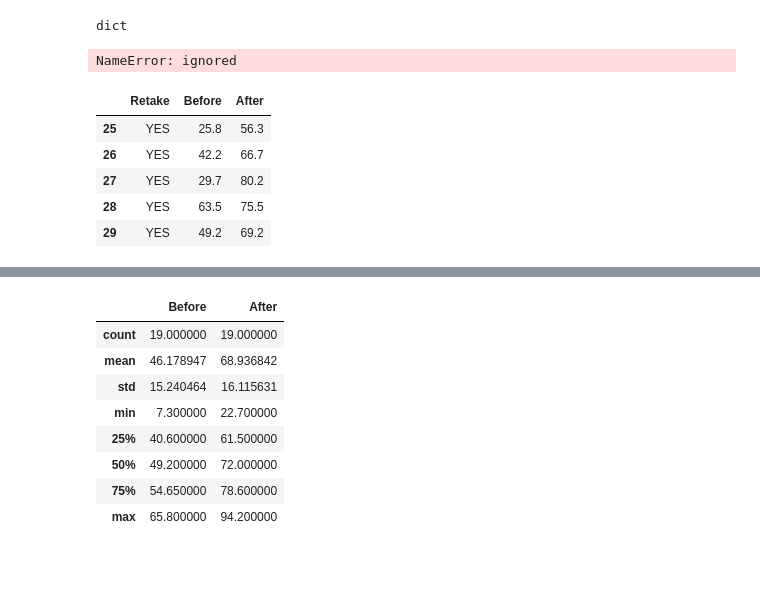
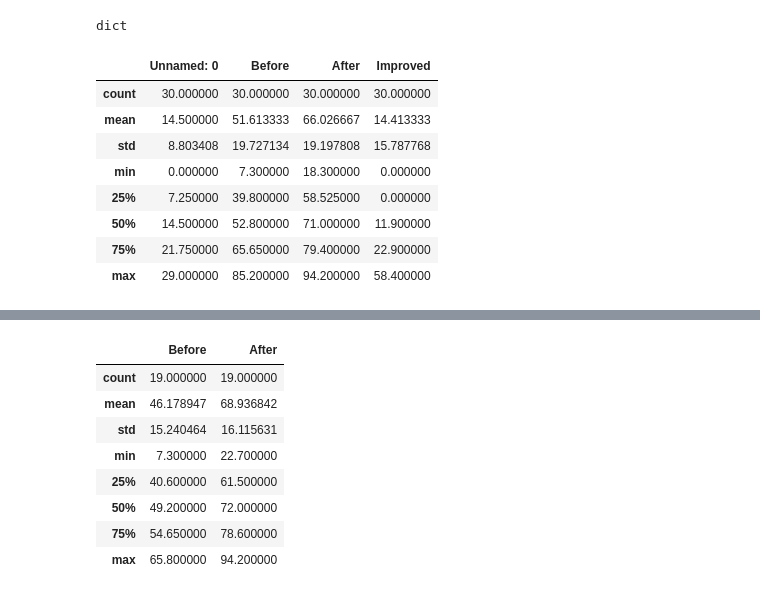
Before and after one commit to MK316/Classroom, a Jupyter notebook: grades_analysis.ipynb, the cells around one changed output, grey strips where cells are left out. Saved outputs shown, nothing was run; the diff lists cells and outputs as text; code cells hidden in the pictures; blank space fills up the shorter version.

```diff
--- a/grades_analysis.ipynb
+++ b/grades_analysis.ipynb
@@ -14,24 +15,25 @@ type(uploaded)
 dict
 # %%
 # Read csv file uploaded as pandas dataframe
-df1 = pd.read_csv(io.BytesIO(uploaded['engling.midterm.csv']))
+df1 = pd.read_csv("https://raw.githubusercontent.com/MK316/Classroom/main/classdata/engling_mid.csv")
 df1.describe()
 # %% [output]
-NameError: ignored
+|  | Unnamed: 0 | Before | After | Improved |
+| count | 30.000000 | 30.000000 | 30.000000 | 30.000000 |
+| mean | 14.500000 | 51.613333 | 66.026667 | 14.413333 |
+| std | 8.803408 | 19.727134 | 19.197808 | 15.787768 |
+| min | 0.000000 | 7.300000 | 18.300000 | 0.000000 |
+| 25% | 7.250000 | 39.800000 | 58.525000 | 0.000000 |
+| 50% | 14.500000 | 52.800000 | 71.000000 | 11.900000 |
+| 75% | 21.750000 | 65.650000 | 79.400000 | 22.900000 |
+| max | 29.000000 | 85.200000 | 94.200000 | 58.400000 |
 # %%
 #@markdown Drop specific columns:
 # df2 = df1.drop(['name', 'Unnamed: 7', 'Unnamed: 8'],axis=1); df2.tail()
 # %%
-# Column data type adjustment
+#@markdown Skip (colum modification)
 
-Before = df1['1ST']
-After = df1['2nd']
-df3 = pd.DataFrame({'Retake':df1['Retake'],'Before':Before, 'After':After})
-df3.tail()
+# Before = df1['1ST']
+# After = df1['2nd']
+# df3 = pd.DataFrame({'Retake':df1['Retake'],'Before':Before, 'After':After})
+# df3.tail()
-# %% [output]
-|  | Retake | Before | After |
-| 25 | YES | 25.8 | 56.3 |
-| 26 | YES | 42.2 | 66.7 |
-| 27 | YES | 29.7 | 80.2 |
-| 28 | YES | 63.5 | 75.5 |
-| 29 | YES | 49.2 | 69.2 |
```
Also changed, not shown: parts of 10 cells of this notebook.
